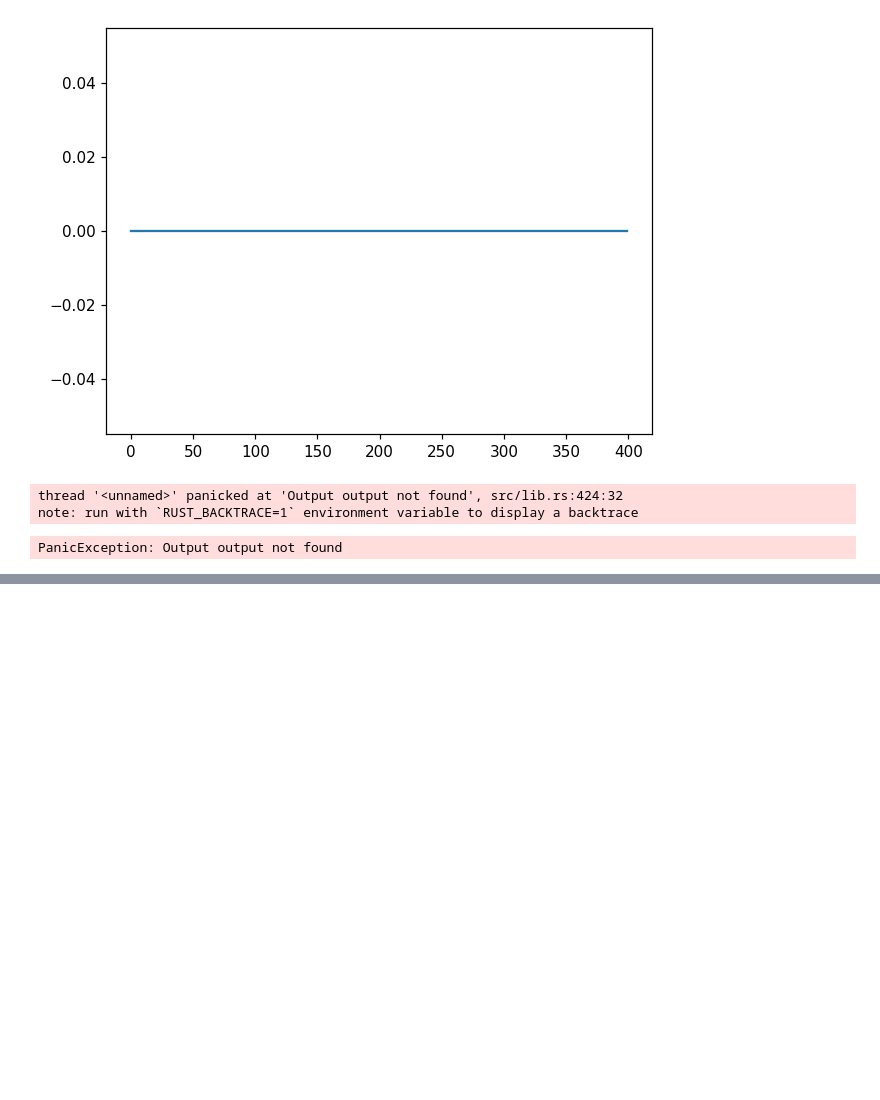
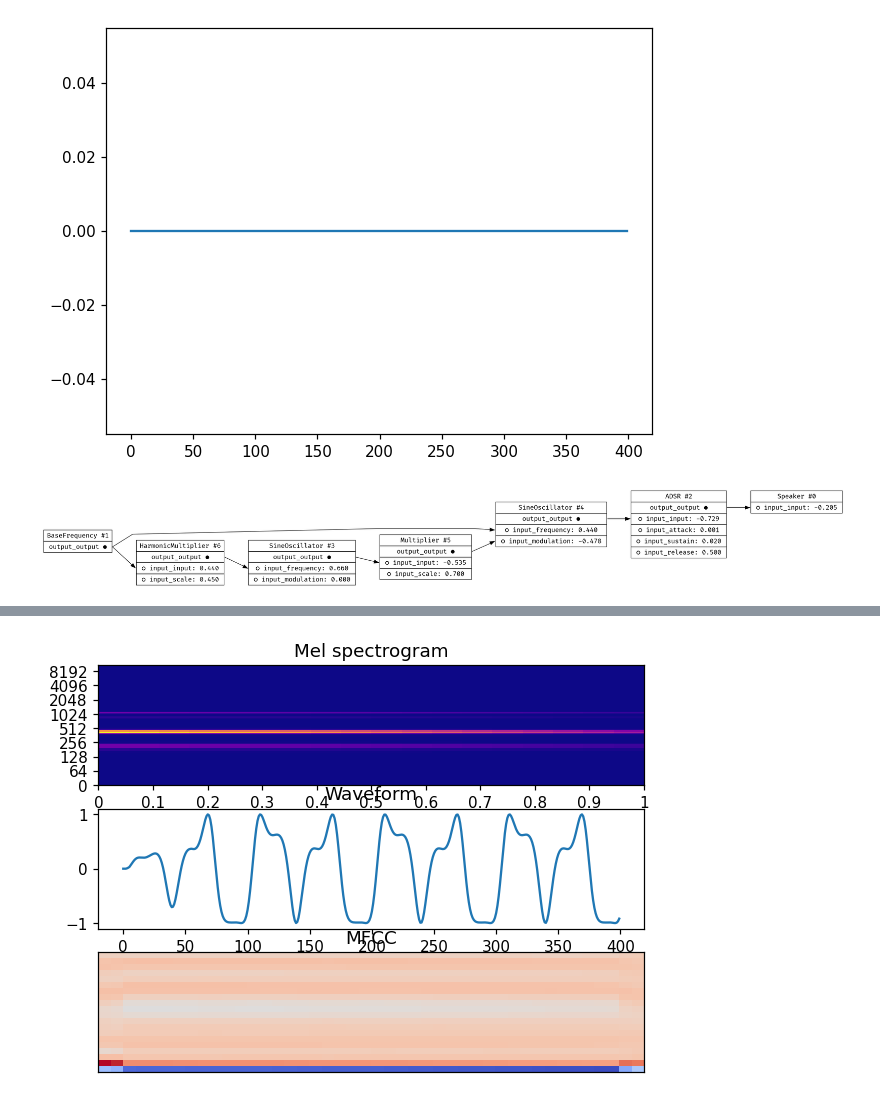
Before and after one commit to Wint3rmute/luthier, a Jupyter notebook: rust.ipynb, the cells around one changed output, grey strips where cells are left out. Cells and saved outputs as stored; diff of their text form; code cells hidden in the pictures; blank space fills up the shorter version.

Commit message:
rust-backed simple fm graph works in jupyter notebook

```diff
--- a/rust.ipynb
+++ b/rust.ipynb
@@ -53,41 +54,39 @@ plt.plot(g.play(400))
 # %%
 def one_operator_fm():
     graph = DspGraph()
 
     modulator = graph.add_sine(SineOscillator())
     _carrier = SineOscillator()
     # _carrier.inputs.modulation_index = 0.05
     carrier = graph.add_sine(_carrier)
 
     mod_index_scaler = graph.add_multiplier(Multiplier())
     mod_freq_mult = graph.add_harmonic_multiplier(HarmonicMultiplier())
 
-    # graph.nodes[mod_index_scaler].inputs.scale = 0.70
-    # graph.nodes[mod_freq_mult].inputs.scale = 0.45
-    # graph.nodes[1].inputs.attack = 0.001
-    # graph.nodes[1].inputs.sustain = 0.1
-    # graph.nodes[1].inputs.release = 0.2
+    graph.set_input(mod_index_scaler, "input_scale", 0.70)
+    graph.set_input(mod_freq_mult, "input_scale", 0.45)
+    graph.set_input(graph.amp_adsr_node_id , "input_attack", 0.001)
+    graph.set_input(graph.amp_adsr_node_id , "input_sustain", 0.02)
+    graph.set_input(graph.amp_adsr_node_id , "input_release", 0.5)
 
-    graph.patch(carrier, "output", 1, "input")
-    graph.patch(2, "output", carrier, "frequency")
-    graph.patch(2, "output", mod_freq_mult, "input" )
-    graph.patch(mod_freq_mult, "output", modulator, "frequency")
-    graph.patch(modulator, "output", mod_index_scaler, "input")
-    graph.patch(mod_index_scaler, "output", carrier, "modulation")
+    graph.patch(carrier, "output_output", 2, "input_input")
+    graph.patch(graph.base_frequency_node_id, "output_output", carrier, "input_frequency")
+    graph.patch(graph.base_frequency_node_id, "output_output", mod_freq_mult, "input_input" )
+    graph.patch(mod_freq_mult, "output_output", modulator, "input_frequency")
+    graph.patch(modulator, "output_output", mod_index_scaler, "input_input")
+    graph.patch(mod_index_scaler, "output_output", carrier, "input_modulation")
 
     return graph
 
 target_graph = one_operator_fm()
 
-target_audio = target_graph.play(num_samples = SAMPLE_RATE * 1)
+target_audio = Sample(target_graph.play(num_samples = SAMPLE_RATE * 1))
 display(Image(target_graph.draw()))
 
 fig, (ax1, ax2, ax3) = plt.subplots(3, 1, sharex=False, sharey=False)
 target_audio.plot_spectrogram(ax1)
 target_audio.plot_waveform(ax2)
 target_audio.plot_mfcc(ax3)
 target_audio.show_player()
 # %% [output]
-thread '<unnamed>' panicked at 'Output output not found', src/lib.rs:424:32
-note: run with `RUST_BACKTRACE=1` environment variable to display a backtrace
-PanicException: Output output not found
+[figure, added]
@@ -93,0 +94 @@ PanicException: Output output not found
+[figure, added]
```
Also changed, not shown: parts of 2 cells of this notebook, 2 other files.
